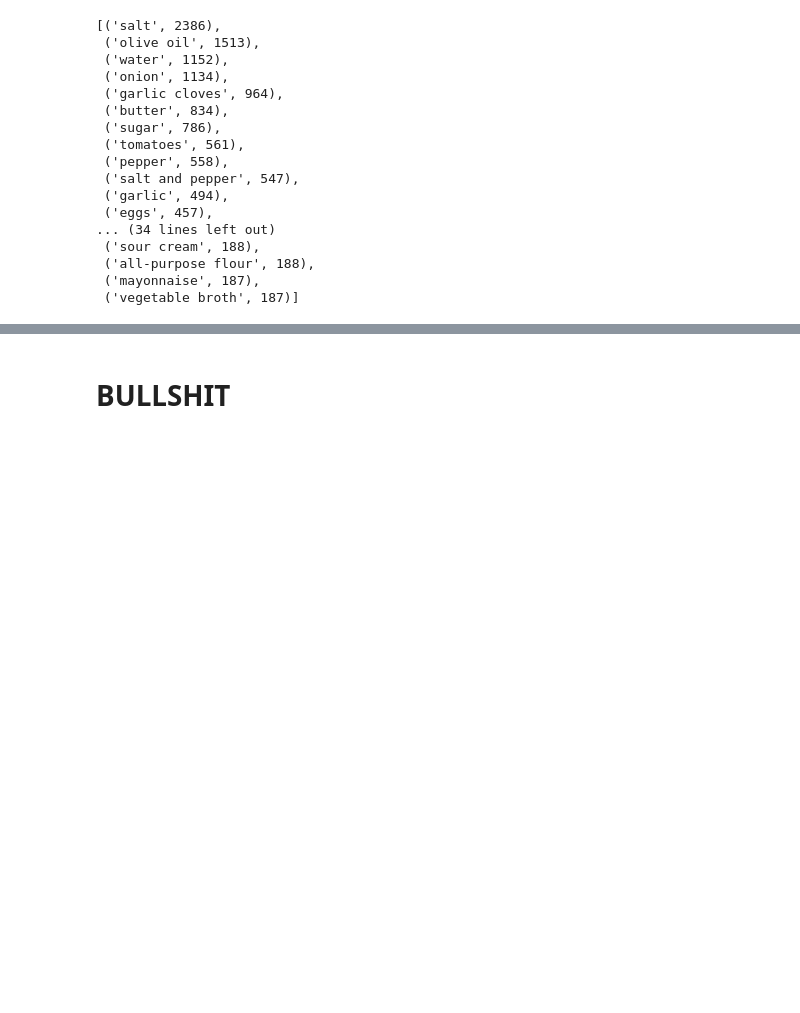
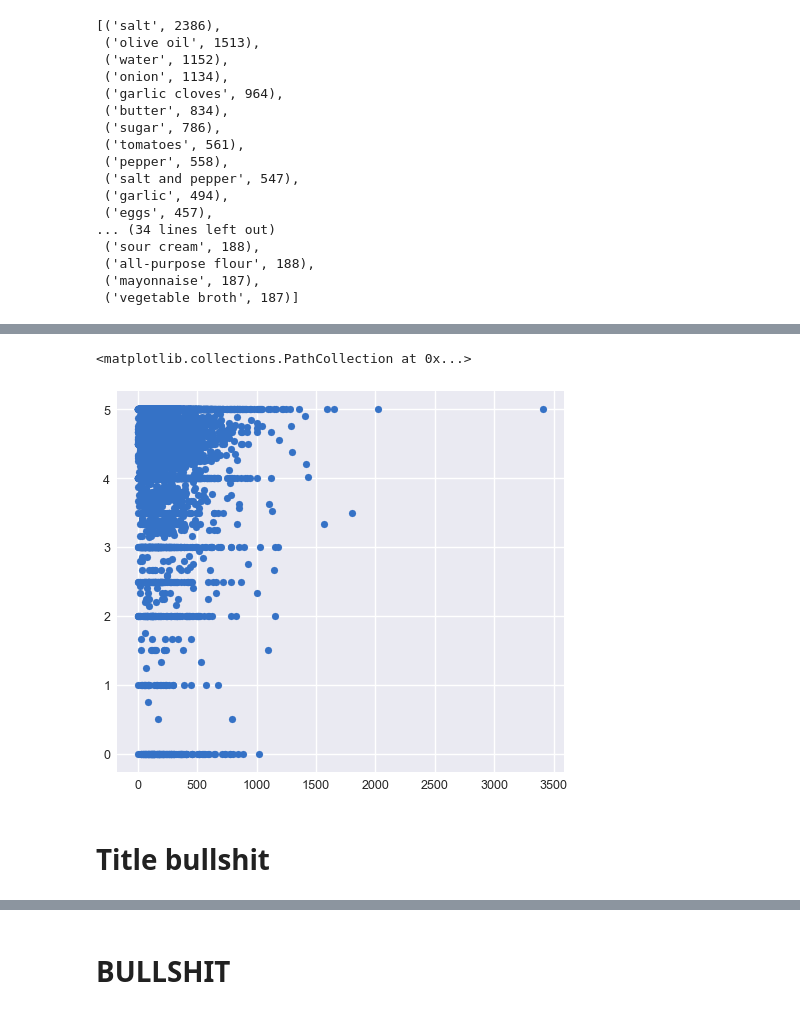
Before and after one commit to jCodingStuff/DataMadness, a Jupyter notebook: juli_mess.ipynb, the cells around one changed output, grey strips where cells are left out. Cells and saved outputs as stored; diff of their text form; code cells hidden in the pictures; blank space fills up the shorter version.

```diff
--- a/juli_mess.ipynb
+++ b/juli_mess.ipynb
@@ -363,0 +437,7 @@ plt.show()
+# %%
+plt.scatter(df_ing['dlen'], df_ing['avg_rating'])
+# %% [output]
+<matplotlib.collections.PathCollection at 0x...>
+[figure, added]
+# %% [markdown]
+# Title bullshit
```
Also changed, not shown: parts of 16 cells of this notebook, 4 other files.
